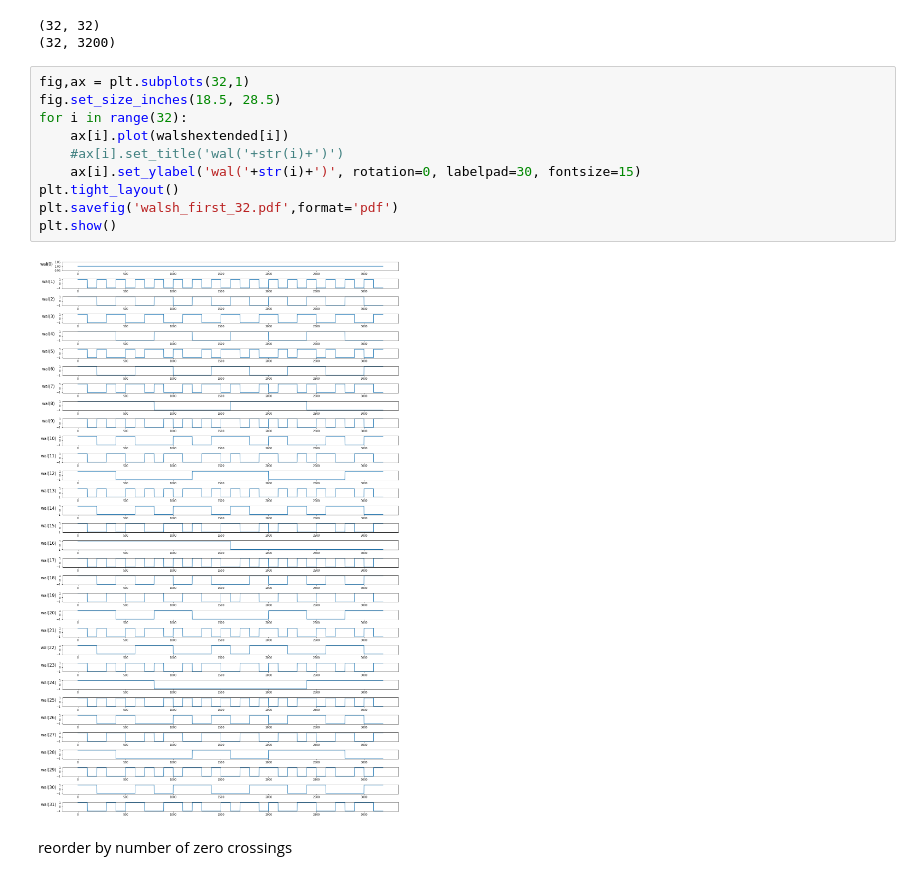
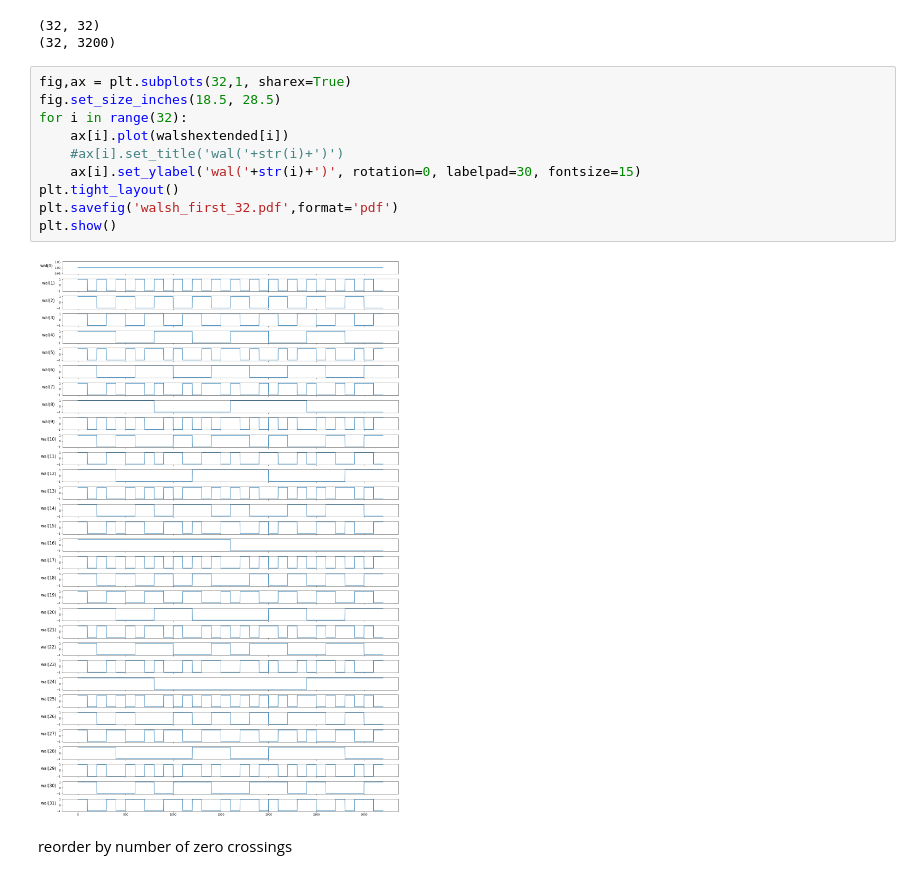
Before and after one commit to lmberkhout/walsh_sims, a Jupyter notebook: psdemo.ipynb, the cells around one changed output. Cells and saved outputs as stored; diff of their text form.

```diff
--- a/psdemo.ipynb
+++ b/psdemo.ipynb
@@ -154,17 +154,17 @@ for i in range(32):
 (32, 32)
 (32, 3200)
 # %%
-fig,ax = plt.subplots(32,1)
+fig,ax = plt.subplots(32,1, sharex=True)
 fig.set_size_inches(18.5, 28.5)
 for i in range(32):
     ax[i].plot(walshextended[i])
     #ax[i].set_title('wal('+str(i)+')')
     ax[i].set_ylabel('wal('+str(i)+')', rotation=0, labelpad=30, fontsize=15)
 plt.tight_layout()
 plt.savefig('walsh_first_32.pdf',format='pdf')
 plt.show()
 # %% [output]
-[figure, old version]
+[figure, new version]
 # %% [markdown]
 reorder by number of zero crossings
 # %%
```
Also changed, not shown: parts of 21 cells of this notebook, 1 other file.
